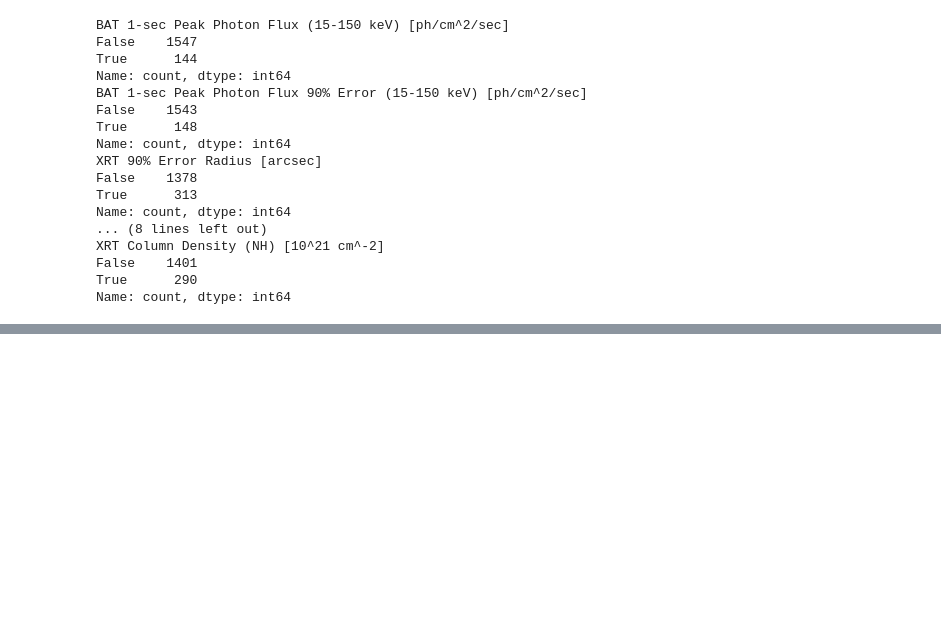
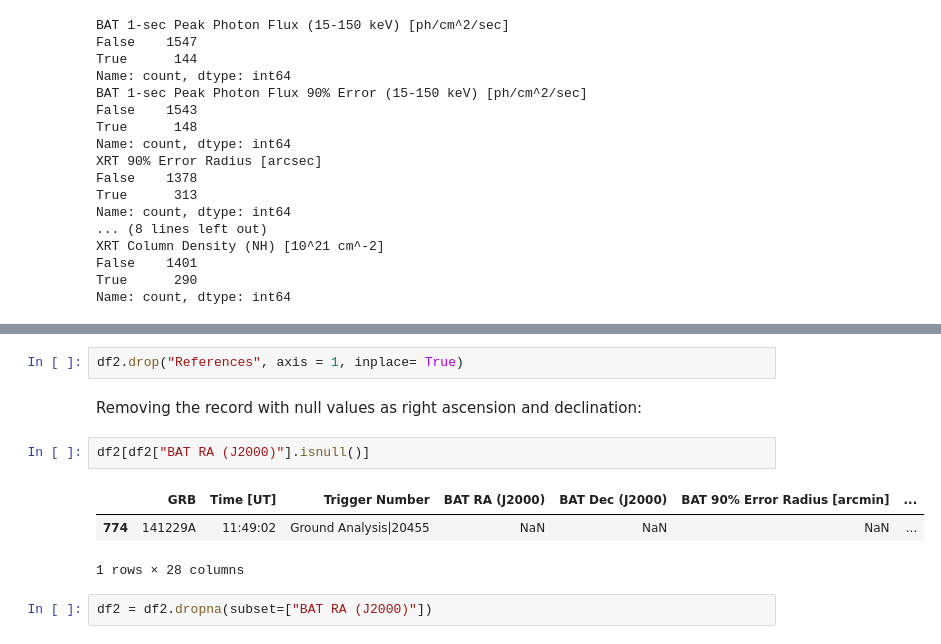
Before and after one commit to Alcatraz312/grb-classification, a Jupyter notebook: src/main.ipynb, the cells around one changed output, grey strips where cells are left out. Drawn from its saved outputs; the diff is of its cells as text; blank space fills up the shorter version.

```diff
--- a/src/main.ipynb
+++ b/src/main.ipynb
@@ -292,0 +309,12 @@ Name: count, dtype: int64
+# %%
+df2.drop("References", axis = 1, inplace= True)
+# %% [markdown]
+Removing the record with null values as right ascension and declination:
+# %%
+df2[df2["BAT RA (J2000)"].isnull()]
+# %% [output]
+|  | GRB | Time [UT] | Trigger Number | BAT RA (J2000) | BAT Dec (J2000) | BAT 90% Error Radius [arcmin] | ... |
+| 774 | 141229A | 11:49:02 | Ground Analysis|20455 | NaN | NaN | NaN | ... |
+1 rows × 28 columns
+# %%
+df2 = df2.dropna(subset=["BAT RA (J2000)"])
```
Also changed, not shown: parts of 7 cells of this notebook, 1 other file.
